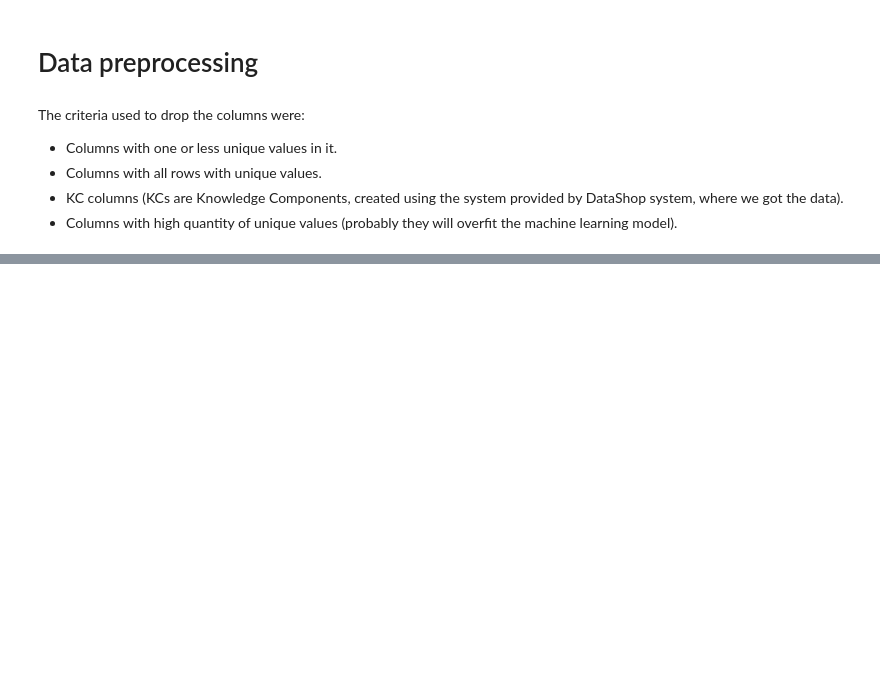
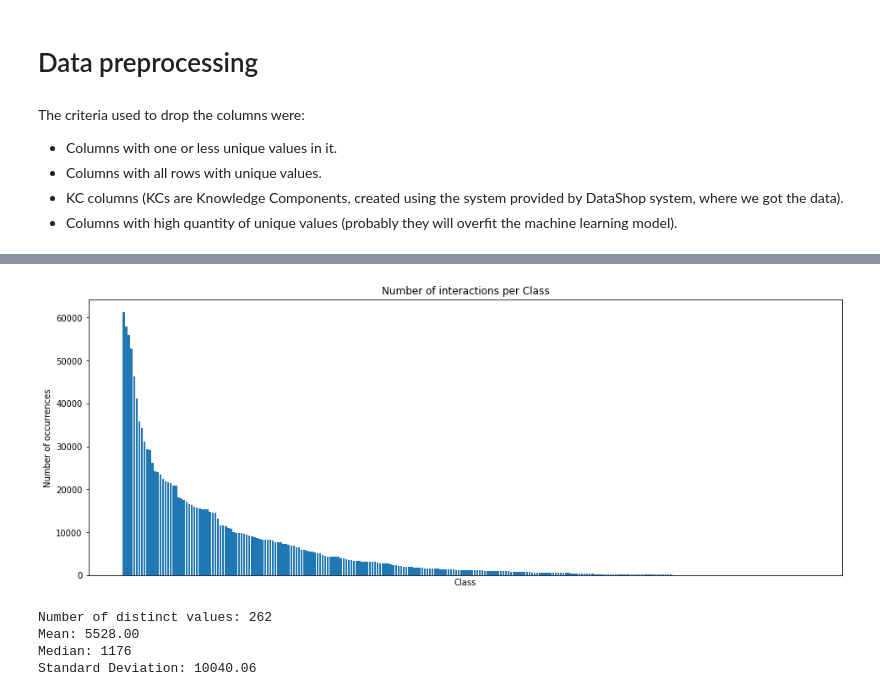
Before and after one commit to boa50/intelligent-tutoring-analysis, a Jupyter notebook: Analysis.ipynb, the cells around one changed output, grey strips where cells are left out. Cells and saved outputs as stored; diff of their text form; code cells hidden in the pictures; blank space fills up the shorter version.

```diff
--- a/Analysis.ipynb
+++ b/Analysis.ipynb
@@ -159,0 +359,14 @@ def adjust_data_types(df):
+# %%
+column = 'Class'
+data = df_cleaned[column].value_counts()
+
+### Hide the xticks because there is a lot of distinct values to show and the importance of this char is to show the distribution not the values by itself
+plot_bar(data, title='Number of interactions per {}'.format(column), xlabel=column, show_xticks=False)
+
+print_statistics(data)
+# %% [output]
+[figure, added]
+Number of distinct values: 262
+Mean: 5528.00
+Median: 1176
+Standard Deviation: 10040.06
```
Also changed, not shown: parts of 23 cells of this notebook.
